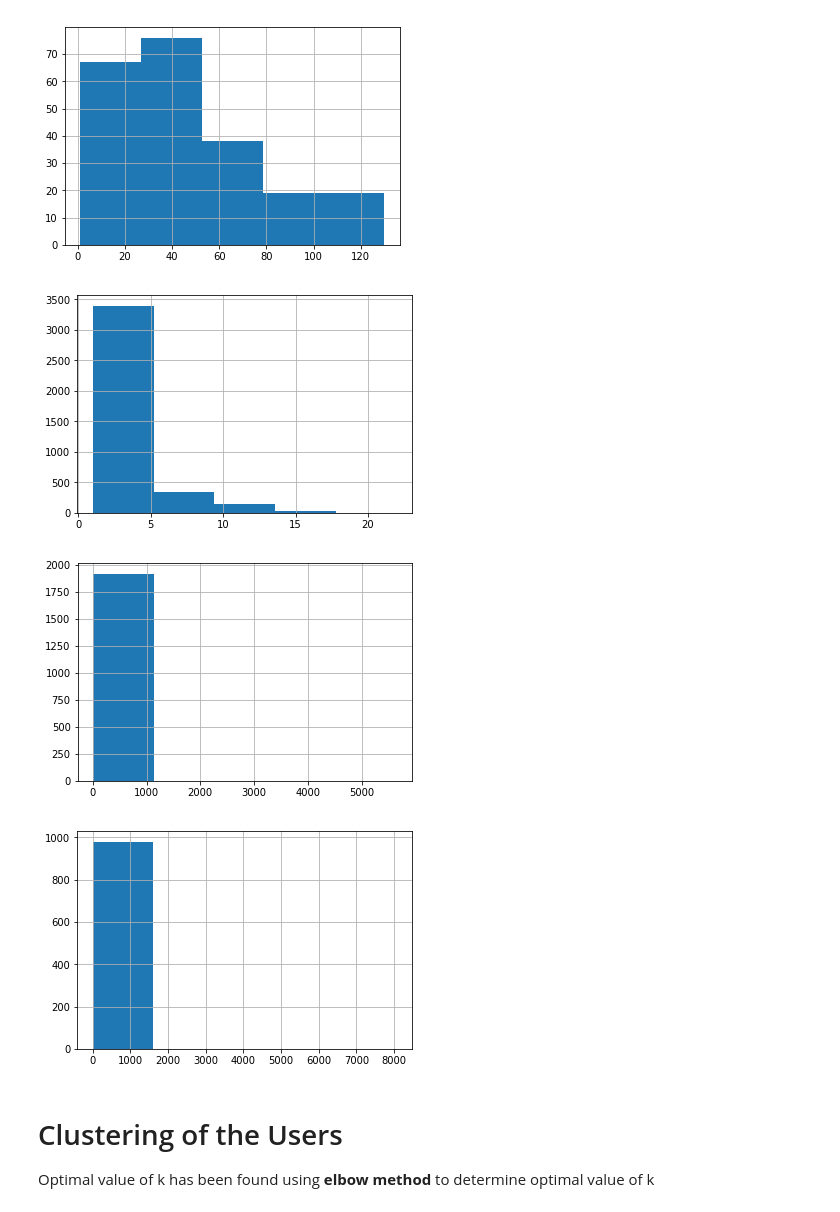
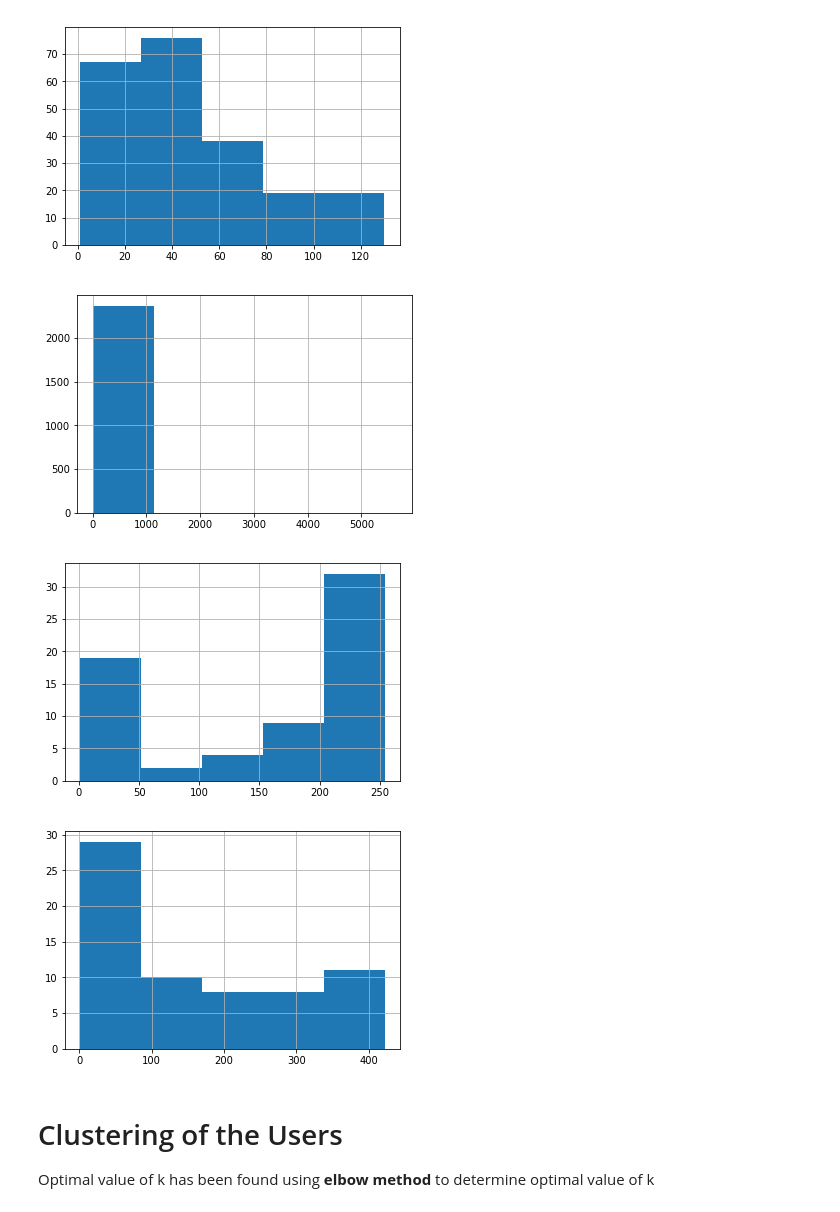
Before and after one commit to SoumyajyotiBanerjee/customer_case_study, a Jupyter notebook: InformationAnalysis.ipynb, the cells around one changed output. Cells and saved outputs as stored; diff of their text form; code cells hidden in the pictures.

Commit message:
customer segmentation code with description

```diff
--- a/InformationAnalysis.ipynb
+++ b/InformationAnalysis.ipynb
@@ -154,17 +154,17 @@ finaldataframe.customer_id.groupby(finaldataframe.customer_recency).nunique().hi
 # %% [output]
 [figure]
 # %%
-finaldataframe.customer_id.groupby(finaldataframe.Amount).nunique().hist(bins=5);
+finaldataframe.customer_id.groupby(finaldataframe.Customer_Value).nunique().hist(bins=5);
 # %% [output]
-[figure, old version]
+[figure, new version]
 # %%
-finaldataframe.customer_id.groupby(finaldataframe.Amount_in_last_4_weeks).nunique().hist(bins=5);
+finaldataframe.customer_id.groupby(finaldataframe.Avg_DeliveryTime).nunique().hist(bins=5);
 # %% [output]
-[figure, old version]
+[figure, new version]
 # %%
-finaldataframe.customer_id.groupby(finaldataframe.Amount_in_last_7_days).nunique().hist(bins=5);
+finaldataframe.customer_id.groupby(finaldataframe.Avg_DistanceFromResturant).nunique().hist(bins=5);
 # %% [output]
-[figure, old version]
+[figure, new version]
 # %% [markdown]
 # Clustering of the Users
 
```
Also changed, not shown: parts of 9 cells of this notebook.
